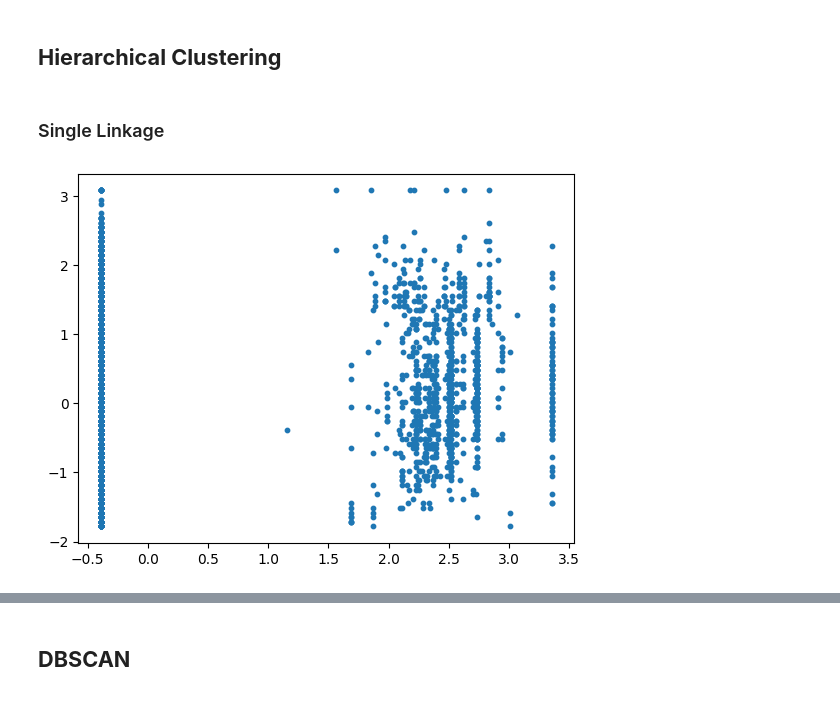
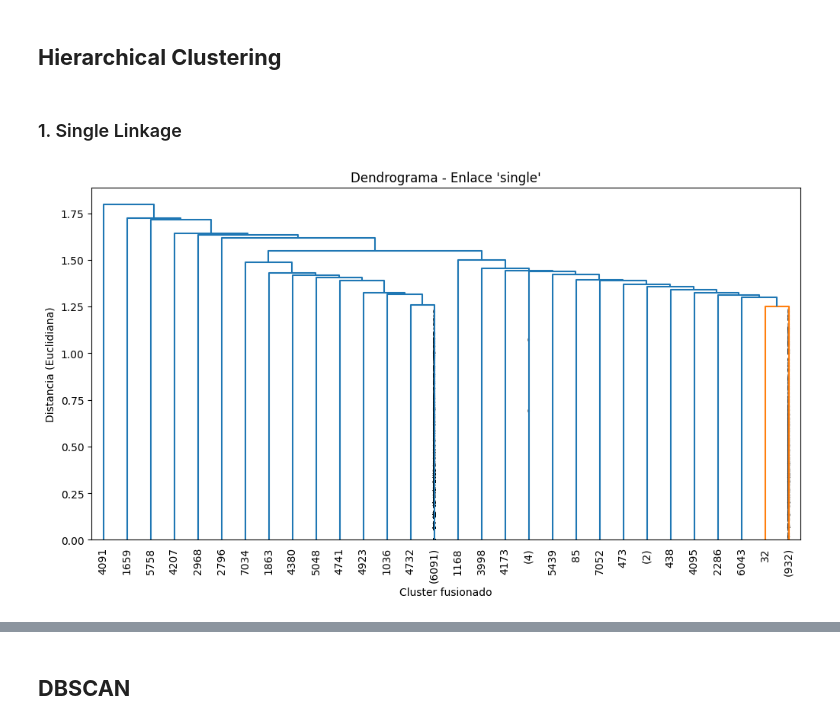
Before and after one commit to JoseCervantes06/Proyecto1_Equipo20_Cervantes-Reyes, a Jupyter notebook: fase2.ipynb, the cells around one changed output, grey strips where cells are left out. Drawn from its saved outputs; the diff is of its cells as text; code cells hidden in the pictures.

```diff
--- a/fase2.ipynb
+++ b/fase2.ipynb
@@ -334,4 +334,4 @@ plt.show()
 # %% [markdown]
 ## **Hierarchical Clustering**
 # %% [markdown]
-### Single Linkage
+### 1. Single Linkage
@@ -338,21 +359,13 @@ plt.show()
 # %%
-from scipy.cluster.hierarchy import linkage
-from scipy.cluster.hierarchy import dendrogram
+from scipy.cluster.hierarchy import linkage, dendrogram, fcluster
 
-def plot_dendrogram(model, **kwargs):
-    counts = np.zeros(model.children_.shape[0])
-    n_samples = len(model.labels_)
-    for i, merge in enumerate(model.children_):
-        current_count = 0
-        for child_idx in merge:
-            if child_idx < n_samples:
-                current_count += 1
-            else:
-                current_count += counts[child_idx - n_samples]
-        counts[i] = current_count
+Z_single = linkage(cluster1_data, method='single', metric='euclidean')
 
-    linkage_matrix = np.column_stack(
-        [model.children_, model.distances_, counts]
-    ).astype(float)
-
-    dendrogram(linkage_matrix, **kwargs)
+plt.figure(figsize=(12, 6))
+dendrogram(Z_single, truncate_mode='lastp', p=30, leaf_rotation=90., leaf_font_size=10., show_contracted=True)
+plt.title("Dendrograma - Enlace 'single'")
+plt.xlabel("Cluster fusionado")
+plt.ylabel("Distancia (Euclidiana)")
+plt.show()
+# %% [output]
+[figure, added]
@@ -361,5 +371,0 @@ X = cluster1_data
-# %%
-plt.scatter(X[:, 0], X[:, 1], s=10)
-plt.show()
-# %% [output]
-[figure, removed]
```
Also changed, not shown: parts of 10 cells of this notebook, 1 other file.
